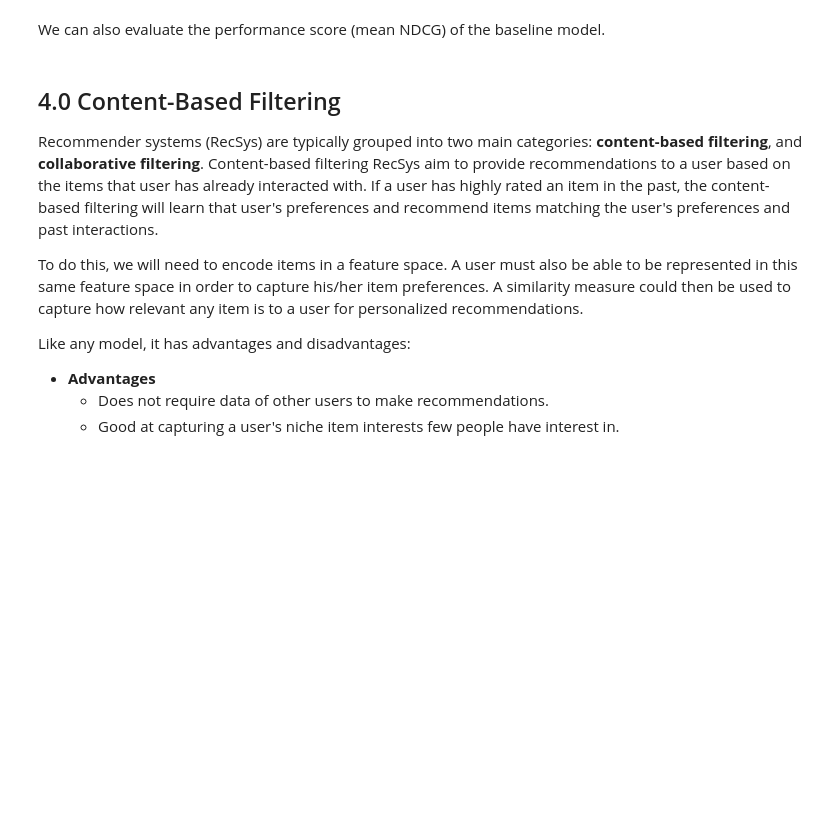
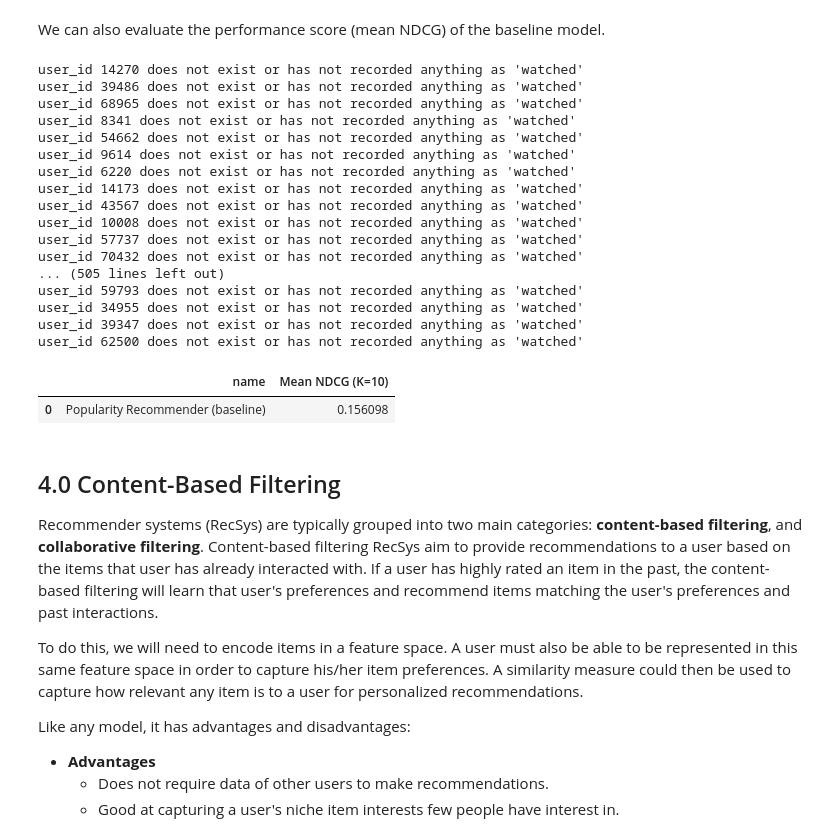
Before and after one commit to jason-cls/Anime-Recommender-System, a Jupyter notebook: Anime Recommendation System.ipynb, the cells around one changed output. Cells and saved outputs as stored; diff of their text form; code cells hidden in the pictures; blank space fills up the shorter version.

```diff
--- a/Anime Recommendation System.ipynb
+++ b/Anime Recommendation System.ipynb
@@ -593,28 +718,48 @@ We can also evaluate the performance score (mean NDCG) of the baseline model.
 # %%
 # Evaluate baseline model
 results_path = 'modelTestResults.csv'
 
 popular_recsys = popularRecommender(train_user_ratings_df, masked_user_ratings_df)
 popular_recsys.train()
 model_name = 'Popularity Recommender (baseline)'
 
 # Load results if saved
 try:
     model_results = pd.read_csv(results_path)
 except FileNotFoundError:
     model_results = pd.DataFrame(columns=['name', 'Mean NDCG (K=10)'])
-    model_results.to_csv(results_path)
+    model_results.to_csv(results_path, index=False)
 
 
 if model_name not in model_results['name'].values:
     mean_NDCG = evaluate_RecSys(popular_recsys, masked_user_ratings_df, test_user_ratings_df, K=10)
 
     row = [model_name, mean_NDCG]
     model_results.loc[len(model_results)] = row
-    model_results.to_csv(results_path)
+    model_results.to_csv(results_path, index=False)
 
 
 model_results
+# %% [output]
+user_id 14270 does not exist or has not recorded anything as 'watched'
+user_id 39486 does not exist or has not recorded anything as 'watched'
+user_id 68965 does not exist or has not recorded anything as 'watched'
+user_id 8341 does not exist or has not recorded anything as 'watched'
+user_id 54662 does not exist or has not recorded anything as 'watched'
+user_id 9614 does not exist or has not recorded anything as 'watched'
+user_id 6220 does not exist or has not recorded anything as 'watched'
+user_id 14173 does not exist or has not recorded anything as 'watched'
+user_id 43567 does not exist or has not recorded anything as 'watched'
+user_id 10008 does not exist or has not recorded anything as 'watched'
+user_id 57737 does not exist or has not recorded anything as 'watched'
+user_id 70432 does not exist or has not recorded anything as 'watched'
+... (505 lines left out)
+user_id 59793 does not exist or has not recorded anything as 'watched'
+user_id 34955 does not exist or has not recorded anything as 'watched'
+user_id 39347 does not exist or has not recorded anything as 'watched'
+user_id 62500 does not exist or has not recorded anything as 'watched'
+|  | name | Mean NDCG (K=10) |
+| 0 | Popularity Recommender (baseline) | 0.156098 |
 # %% [markdown]
 ## 4.0 Content-Based Filtering
 Recommender systems (RecSys) are typically grouped into two main categories: **content-based filtering**, and **collaborative filtering**. Content-based filtering RecSys aim to provide recommendations to a user based on the items that user has already interacted with. If a user has highly rated an item in the past, the content-based filtering will learn that user's preferences and recommend items matching the user's preferences and past interactions.
```
Also changed, not shown: parts of 28 cells of this notebook, 1 other file.
